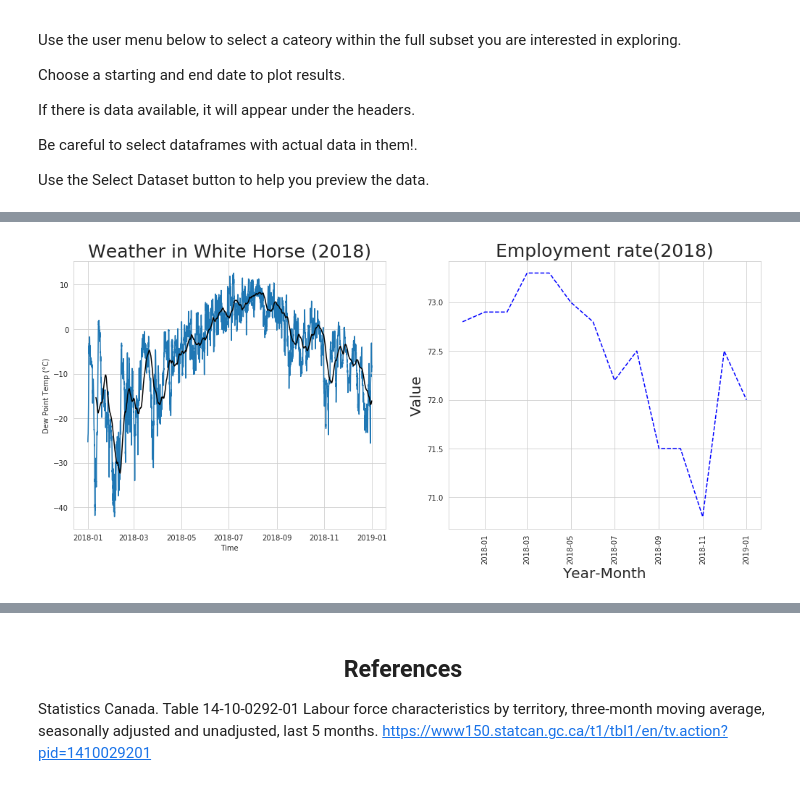
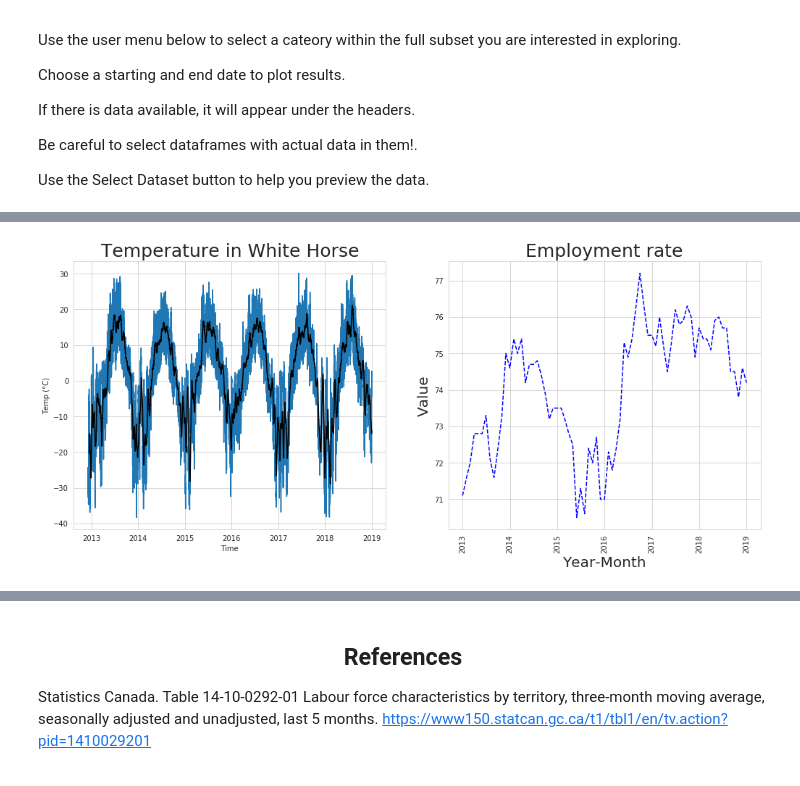
Before and after one commit to callysto/notebook-templates, a Jupyter notebook: Python_Packages_Investigations/StatsCan_EnvironmentCan/Stats_Can_Meets_Environment_Can_Visualizing.ipynb, the cells around one changed output, grey strips where cells are left out. Cells and saved outputs as stored; diff of their text form; code cells hidden in the pictures.

```diff
--- a/Python_Packages_Investigations/StatsCan_EnvironmentCan/Stats_Can_Meets_Environment_Can_Visualizing.ipynb
+++ b/Python_Packages_Investigations/StatsCan_EnvironmentCan/Stats_Can_Meets_Environment_Can_Visualizing.ipynb
@@ -213,7 +165,7 @@ int_split_vals = [int(val) for val in split_vals]
 # %%
 all_the_weather_data_YUKON = []
 for item in int_split_vals:
-    weather_data = download_data_date_range(item,'Jan2018','Dec2018')
+    weather_data = download_data_date_range(item,'Jan2004','Dec2018')
     all_the_weather_data_YUKON.append(weather_data)
-all_the_weather_data_YUKON[0]
+all_the_weather_data_YUKON[0].head()
 # %% [output]
@@ -304,7 +247,7 @@ data_type_gp = widgets.Dropdown(
 
 
 sdates_dp = widgets.Dropdown(
-    value = dates[0],
+    value = dates[-181],
     options = dates,
     description ='Select starting date:',
     style = style,
@@ -372,27 +313,38 @@ df_subdata_time_sex_age_dt_geo_val.head()
 # %%
 
 import matplotlib.pyplot as plt
 %matplotlib inline
 
 fig1 = plt.figure(facecolor='w',figsize=(17,15))
 plt.subplot(2, 2, 1)
-weather_data['Dew Point Temp (°C)'] = weather_data['Dew Point Temp (°C)'].interpolate()
+weather_data['Temp (°C)'] = weather_data['Temp (°C)'].interpolate()
 sns.set_style('whitegrid')
 
-plt.plot(weather_data['Date/Time'], weather_data['Dew Point Temp (°C)'])
-plt.plot(weather_data['Date/Time'], weather_data['Dew Point Temp (°C)'].rolling(window=250,center=False).mean(), '-k', alpha=1.0)
-plt.title("Weather in White Horse (2018)",fontsize=25)
-plt.ylabel('Dew Point Temp (°C)')
+if geoLoc=="Yukon":
+
+    weather_data = all_the_weather_data_YUKON[0]
+    title = "White Horse"
+elif geoLoc=="Northwest Territories":
+    weather_data = all_the_weather_data_YUKON[1]
+    title = "Yellowknife"
+elif geoLoc=="Nunavut":
+    weather_data = all_the_weather_data_YUKON[2]
+    title = "Rankin Inlet"
+
+plt.plot(weather_data['Date/Time'], weather_data['Temp (°C)'])
+plt.plot(weather_data['Date/Time'], weather_data['Temp (°C)'].rolling(window=250,center=False).mean(), '-k', alpha=1.0)
+plt.title("Temperature in " + title ,fontsize=25)
+plt.ylabel('Temp (°C)')
 plt.xlabel('Time')
 
 
 plt.subplot(2, 2, 2)
 plt.plot(df_subdata_time_sex_age_dt_geo_val["REF_DATE"],df_subdata_time_sex_age_dt_geo_val["VALUE"],'b--',label='Value')
 #plt.plot(df_20_USA["REF_DATE"],df_20_USA["VALUE"],'r--',label='U.S. dollar, daily average')
 plt.xlabel('Year-Month', fontsize=20)
 plt.ylabel('Value',fontsize=20)
-plt.title(subdata + "(2018)",fontsize=25)
+plt.title(subdata ,fontsize=25)
 plt.xticks(rotation=90)
 plt.grid(True)
 # %% [output]
-[figure, old version]
+[figure, new version]
```
Also changed, not shown: parts of 26 cells of this notebook.
